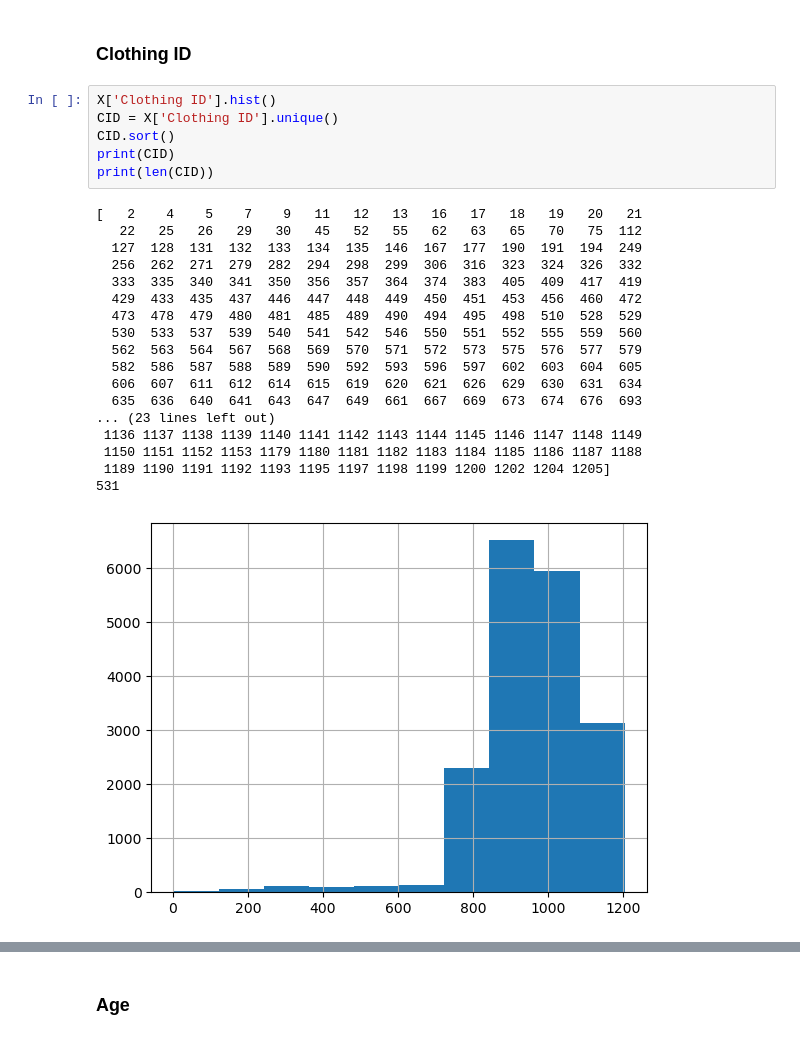
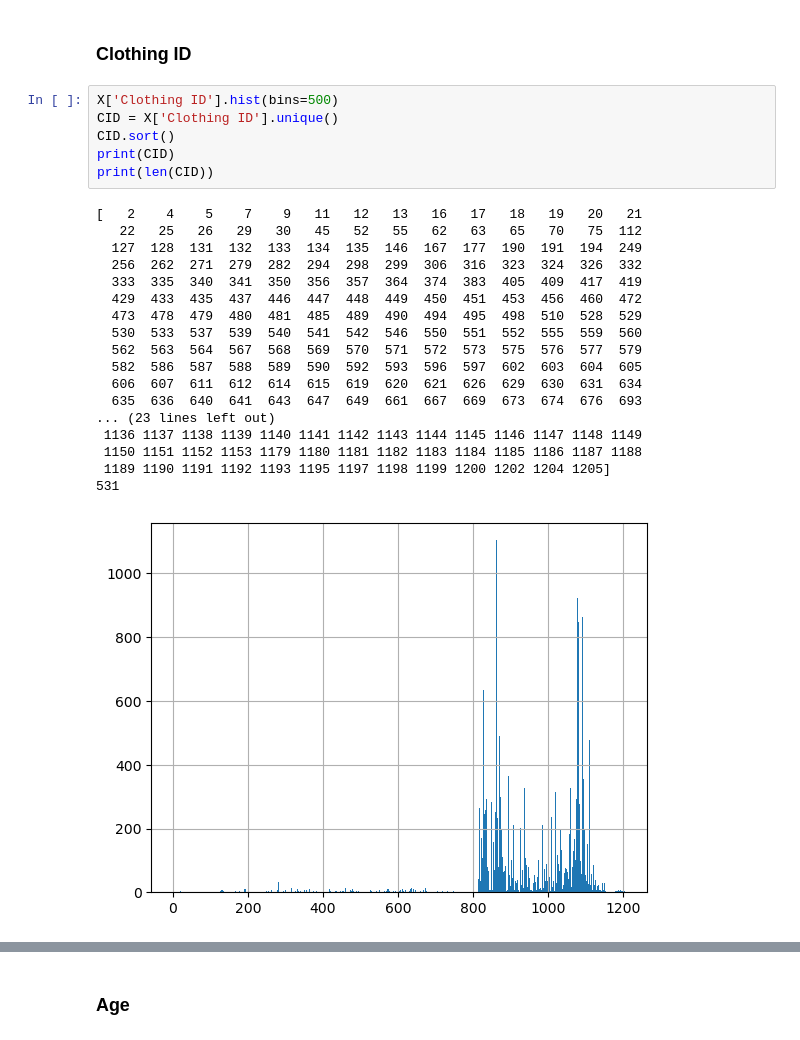
Before and after one commit to LucWill/fashion-forecasting, a Jupyter notebook: starter/starter.ipynb, the cells around one changed output, grey strips where cells are left out. Cells and saved outputs as stored; diff of their text form.

```diff
--- a/starter/starter.ipynb
+++ b/starter/starter.ipynb
@@ -108,27 +108,27 @@ I want to first analyse the columns each and sort them into numerical, categoric
 # %% [markdown]
 ### Clothing ID
 # %%
-X['Clothing ID'].hist()
+X['Clothing ID'].hist(bins=500)
 CID = X['Clothing ID'].unique()
 CID.sort()
 print(CID)
 print(len(CID))
 # %% [output]
 [   2    4    5    7    9   11   12   13   16   17   18   19   20   21
    22   25   26   29   30   45   52   55   62   63   65   70   75  112
   127  128  131  132  133  134  135  146  167  177  190  191  194  249
   256  262  271  279  282  294  298  299  306  316  323  324  326  332
   333  335  340  341  350  356  357  364  374  383  405  409  417  419
   429  433  435  437  446  447  448  449  450  451  453  456  460  472
   473  478  479  480  481  485  489  490  494  495  498  510  528  529
   530  533  537  539  540  541  542  546  550  551  552  555  559  560
   562  563  564  567  568  569  570  571  572  573  575  576  577  579
   582  586  587  588  589  590  592  593  596  597  602  603  604  605
   606  607  611  612  614  615  619  620  621  626  629  630  631  634
   635  636  640  641  643  647  649  661  667  669  673  674  676  693
 ... (23 lines left out)
  1136 1137 1138 1139 1140 1141 1142 1143 1144 1145 1146 1147 1148 1149
  1150 1151 1152 1153 1179 1180 1181 1182 1183 1184 1185 1186 1187 1188
  1189 1190 1191 1192 1193 1195 1197 1198 1199 1200 1202 1204 1205]
 531
-[figure, old version]
+[figure, new version]
```
Also changed, not shown: parts of 10 cells of this notebook.
